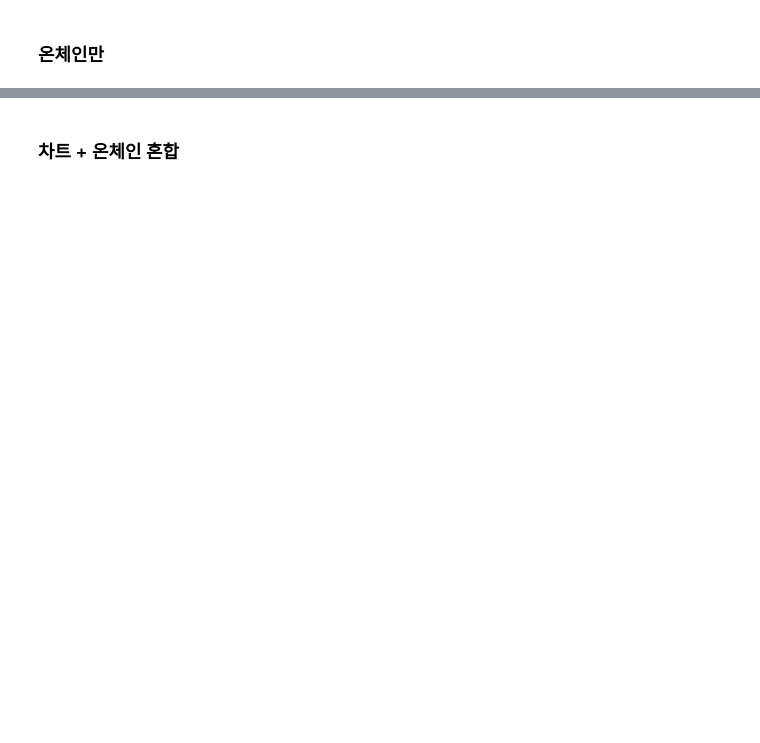
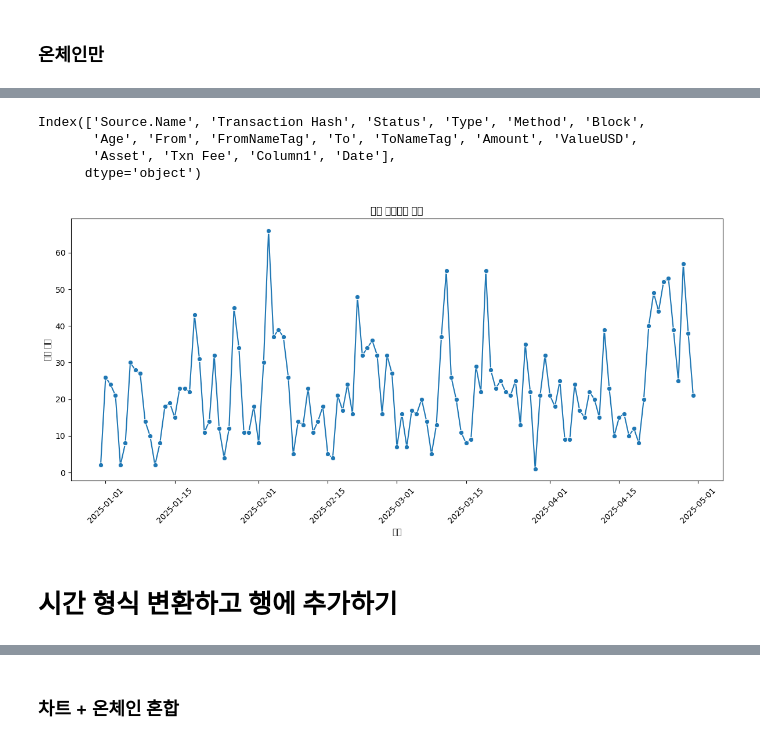
Before and after one commit to Bigdatapro-crypto/crypto, a Jupyter notebook: aasksk.ipynb, the cells around one changed output, grey strips where cells are left out. Cells and saved outputs as stored; diff of their text form; code cells hidden in the pictures; blank space fills up the shorter version.

```diff
--- a/aasksk.ipynb
+++ b/aasksk.ipynb
@@ -90,0 +278,38 @@ AttributeError: Can only use .str accessor with string values!
+# %%
+import pandas as pd
+import seaborn as sns
+import matplotlib.pyplot as plt
+
+# 1) CSV 불러오기
+df_chain = pd.read_csv('./onchain/usdt_onchain_250101_250430.csv')
+
+# 2) 컬럼명 확인 (Date 또는 Timestamp 컬럼이 있는지 확인)
+print(df_chain.columns)
+
+# 3) 'Date' 컬럼이 있다고 가정하고 datetime으로 변환
+#    만약 실제 컬럼명이 다르다면, 아래 'Date' 대신 해당 컬럼명으로 바꿔주세요.
+df_chain['Date'] = pd.to_datetime(df_chain['Date'])
+
+# 4) 'date_only' 컬럼 생성 (연-월-일 단위로)
+df_chain['date_only'] = df_chain['Date'].dt.date
+
+# 5) 일별 트랜잭션 개수 집계
+daily_count = df_chain.groupby('date_only').size().reset_index(name='count')
+
+# 6) Seaborn으로 시각화
+plt.figure(figsize=(12, 6))
+sns.lineplot(data=daily_count, x='date_only', y='count', marker='o')
+plt.xticks(rotation=45)
+plt.title('일별 트랜잭션 건수')
+plt.xlabel('날짜')
+plt.ylabel('거래 건수')
+plt.tight_layout()
+plt.show()
+# %% [output]
+Index(['Source.Name', 'Transaction Hash', 'Status', 'Type', 'Method', 'Block',
+       'Age', 'From', 'FromNameTag', 'To', 'ToNameTag', 'Amount', 'ValueUSD',
+       'Asset', 'Txn Fee', 'Column1', 'Date'],
+      dtype='object')
+[figure, added]
+# %% [markdown]
+# 시간 형식 변환하고 행에 추가하기
```
Also changed, not shown: parts of 9 cells of this notebook, 8 other files.
